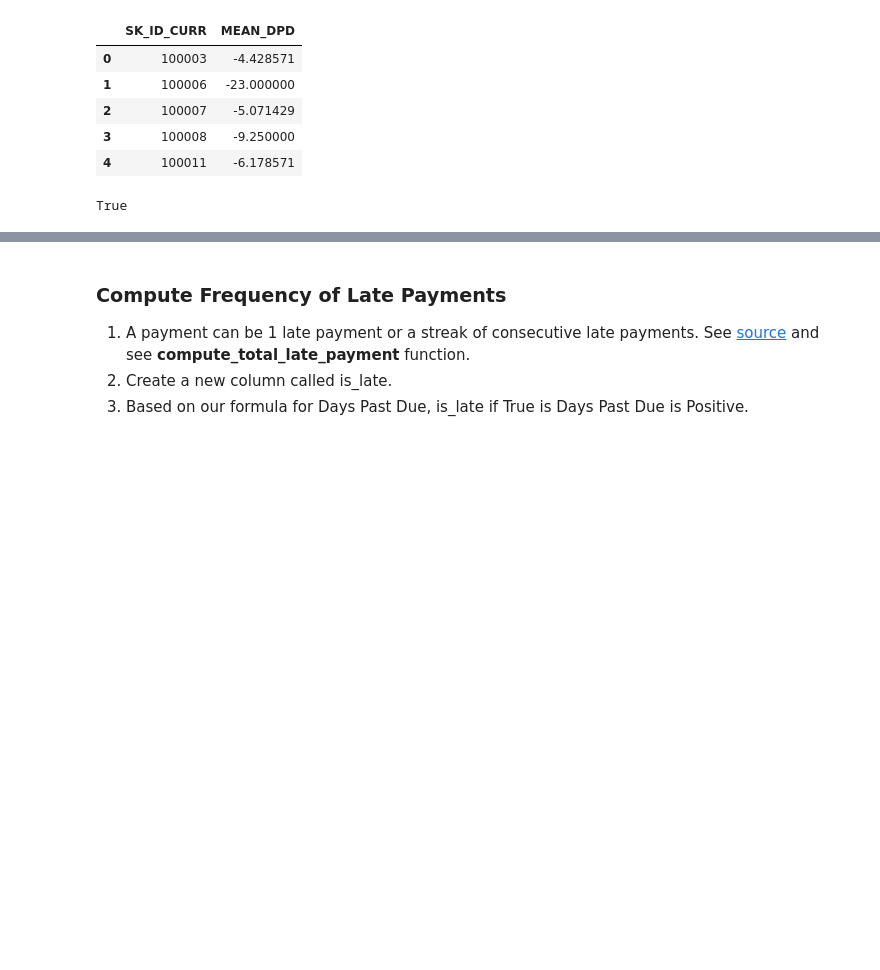
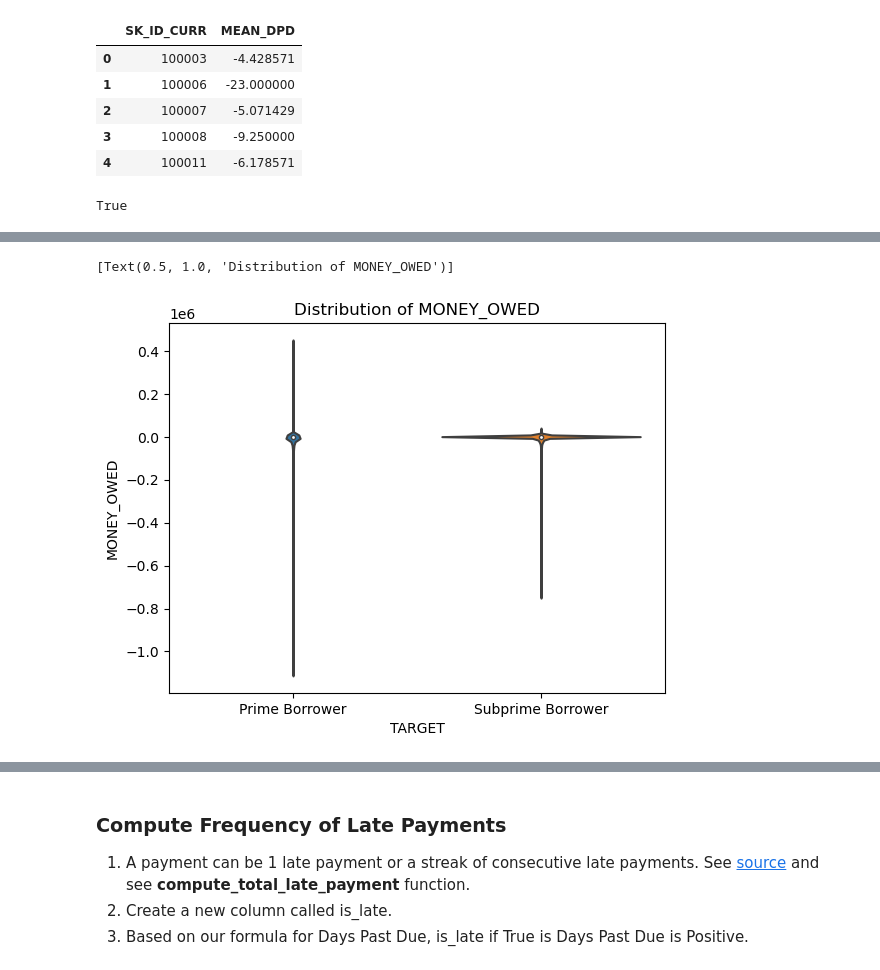
Before and after one commit to HoWeiChin/GA_Capstone, a Jupyter notebook: extracting-instalment-payment-features.ipynb, the cells around one changed output, grey strips where cells are left out. Drawn from its saved outputs; the diff is of its cells as text; code cells hidden in the pictures; blank space fills up the shorter version.

```diff
--- a/extracting-instalment-payment-features.ipynb
+++ b/extracting-instalment-payment-features.ipynb
@@ -217,0 +213,13 @@ total_repaid_per_curr_client = total_repaid_per_prev_loan.groupby(
+# %%
+#double check for dpd < 0, are all instalments repaid.
+others = three_yr_instal_copy[~cond]
+
+test_2_sum_payment = others.groupby(['SK_ID_CURR', 'SK_ID_PREV', 'NUM_INSTALMENT_NUMBER'])['AMT_PAYMENT'].sum().reset_index()
+# %%
+instal_2 = others.copy()[['SK_ID_PREV', 'NUM_INSTALMENT_NUMBER', 'AMT_INSTALMENT']].drop_duplicates()
+
+test_2 = test_2_sum_payment.merge(instal_2, how='inner', on=['SK_ID_PREV', 'NUM_INSTALMENT_NUMBER'])
+
+test_2['MONEY_OWED'] = test_2['AMT_INSTALMENT'] - test_2['AMT_PAYMENT'] #find out for timely payment, who owes money, no money, prepays
+
+test_2[test_2.MONEY_OWED == 0] #
@@ -217,0 +240,5 @@ total_repaid_per_curr_client = total_repaid_per_prev_loan.groupby(
+# %%
+combined = pd.concat([test_1, test_2])
+
+money_owed_feature = combined.groupby(['SK_ID_CURR'])['MONEY_OWED'].mean().reset_index()
+money_owed_feature
@@ -217,0 +259,15 @@ total_repaid_per_curr_client = total_repaid_per_prev_loan.groupby(
+# %%
+def mapper(target):
+    if target == 0:
+        return 'Prime Borrower'
+    return 'Subprime Borrower'
+
+viz_money_owed_df = money_owed_feature .merge(test_df, how='inner', on=['SK_ID_CURR'])
+viz_money_owed_df['TARGET'] = viz_money_owed_df['TARGET'].apply(mapper)
+# %%
+sns.violinplot(
+    data=viz_money_owed_df, x="TARGET", y="MONEY_OWED")\
+    .set(title='Distribution of MONEY_OWED')
+# %% [output]
+[Text(0.5, 1.0, 'Distribution of MONEY_OWED')]
+[figure, added]
```
Also changed, not shown: parts of 17 cells of this notebook.
